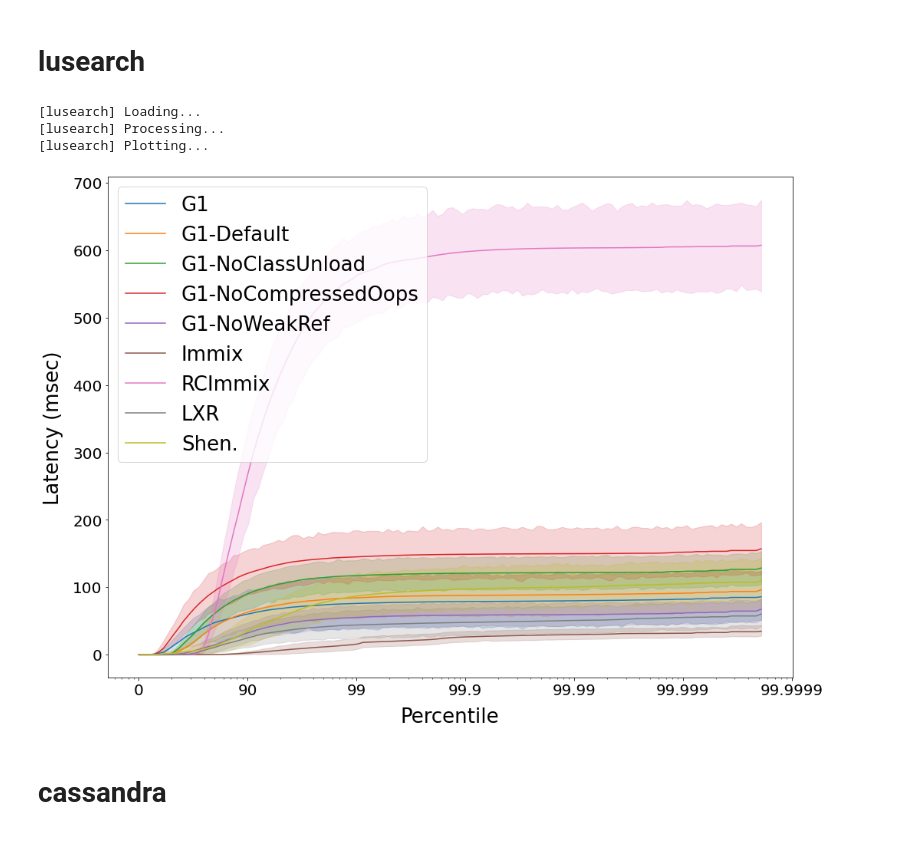
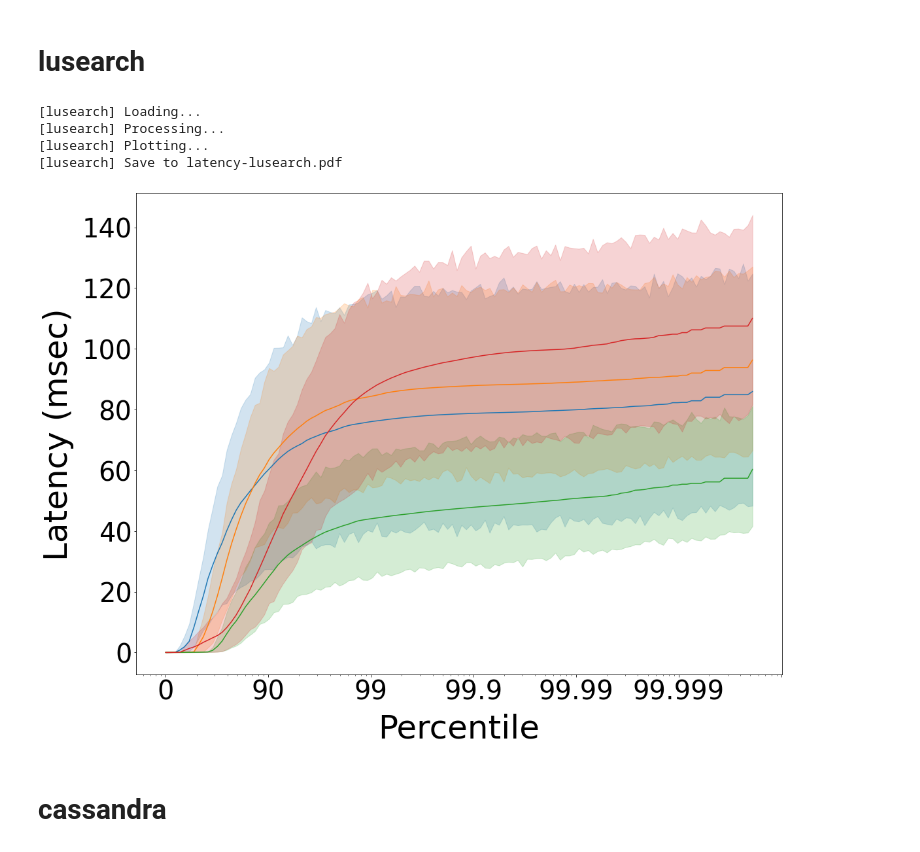
Before and after one commit to wenyuzhao/mmtk-dev, a Jupyter notebook: evaluation/configs/lxr-shepherd-latency/latency_dump.ipynb, the cells around one changed output. Drawn from its saved outputs; the diff is of its cells as text; code cells hidden in the pictures.

```diff
--- a/evaluation/configs/lxr-shepherd-latency/latency_dump.ipynb
+++ b/evaluation/configs/lxr-shepherd-latency/latency_dump.ipynb
@@ -31,30 +31,37 @@ HEAP = {
 DACAPO = 'dacapochopin-29a657f'
 
 
-# SAVE_FILE = 'pdf'
+SAVE_FILE = 'pdf'
 # SAVE_FILE = 'jpg'
-SAVE_FILE = None
+# SAVE_FILE = None
 
 
 DATA = {
-    'G1': '{runid}/{bench}.{hfac}.{heap}.jdk-lxr.g1.common.hs_perf.latency.{dacapo}',
+    'G1-Defeatured': '{runid}/{bench}.{hfac}.{heap}.jdk-lxr.g1.common.hs_perf.latency.{dacapo}',
     'G1-Default': '{runid}/{bench}.{hfac}.{heap}.jdk-lxr.g1_default.common.hs_perf.latency.{dacapo}',
-    'G1-NoClassUnload': '{runid}/{bench}.{hfac}.{heap}.jdk-lxr.g1_noclassunload.common.hs_perf.latency.{dacapo}',
-    'G1-NoCompressedOops': '{runid}/{bench}.{hfac}.{heap}.jdk-lxr.g1_nocompressoops.common.hs_perf.latency.{dacapo}',
-    'G1-NoWeakRef': '{runid}/{bench}.{hfac}.{heap}.jdk-lxr.g1_noweakref.common.hs_perf.latency.{dacapo}',
+    # 'G1-NoClassUnload': '{runid}/{bench}.{hfac}.{heap}.jdk-lxr.g1_noclassunload.common.hs_perf.latency.{dacapo}',
+    # 'G1-NoCompressedOops': '{runid}/{bench}.{hfac}.{heap}.jdk-lxr.g1_nocompressoops.common.hs_perf.latency.{dacapo}',
+    # 'G1-NoWeakRef': '{runid}/{bench}.{hfac}.{heap}.jdk-lxr.g1_noweakref.common.hs_perf.latency.{dacapo}',
 
-    'Immix': '{runid}/{bench}.{hfac}.{heap}.jdk-ix.ix.common.tph.latency.{dacapo}',
-    'RCImmix': '{runid}/{bench}.{hfac}.{heap}.jdk-rcix.ix.common.tph.latency.{dacapo}',
+    # 'Immix': '{runid}/{bench}.{hfac}.{heap}.jdk-ix.ix.common.tph.latency.{dacapo}',
+    # 'RCImmix': '{runid}/{bench}.{hfac}.{heap}.jdk-rcix.ix.common.tph.latency.{dacapo}',
     'LXR': '{runid}/{bench}.{hfac}.{heap}.jdk-lxr.ix.common.tph.nr-1.latency.{dacapo}',
 
     'Shen.': '{runid}/{bench}.{hfac}.{heap}.jdk-lxr.shenandoah.common.hs_perf.latency.{dacapo}',
     'ZGC': '{runid}/{bench}.{hfac}.{heap}.jdk-lxr.z.common.hs_perf.latency.{dacapo}',
 }
-MAX_INVOCATIONS = 40
+MAX_INVOCATIONS = 20
 MIN_LATENCY_USEC = 1
 MAX_LATENCY_USEC = 1000 * 1000 # 1 sec
 LATENCY_SIGNIFICANT_DIGITS = 5
+
+LABEL_FONT_SIZE = 50
+LEGEND_FONT_SIZE = 50
+TICK_FONT_SIZE = 40
 # %%
+import matplotlib.pyplot as plt
+# plt.rcParams["font.family"] = "cursive"
+
 def load_data(invocation: int, latency_type: LatencyType, folder: str):
     path = os.path.realpath(os.path.expanduser('{}.{}/dacapo-latency-usec-{}.csv'.format(folder, invocation, latency_type.value)))
     if not os.path.isfile(path):
@@ -67,7 +74,7 @@ def load_data(invocation: int, latency_type: LatencyType, folder: str):
         raise  e
     return df
 
-def load_data_and_plot(bench, data: Optional[Dict[str, Union[str, List[str]]]] = None, invocations = MAX_INVOCATIONS, save = SAVE_FILE, latency_type: LatencyType = LATENCY_TYPE):
+def load_data_and_plot(bench, data: Optional[Dict[str, Union[str, List[str]]]] = None, invocations = MAX_INVOCATIONS, save = SAVE_FILE, latency_type: LatencyType = LATENCY_TYPE, legend: Union[str, bool] = True):
     assert bench in HEAP
     print(f'[{bench}] Loading...')
     histograms = {}
@@ -114,13 +121,19 @@ def load_data_and_plot(bench, data: Optional[Dict[str, Union[str, List[str]]]] =
     sns.lineplot(data=percentile_df, x="other", y="value", hue="GC")
     # sns.lineplot(data=percentile_df, x="other", y="value", hue="GC")
     ax.set_xscale('log')
-    ax.set_xlabel('Percentile', fontsize=26, labelpad=12)
-    ax.set_ylabel('Latency (msec)', fontsize=26, labelpad=12)
+    ax.set_xlabel('Percentile', fontsize=LABEL_FONT_SIZE, labelpad=12)
+    ax.set_ylabel('Latency (msec)', fontsize=LABEL_FONT_SIZE, labelpad=12)
     ax.set_xticks([1, 10, 100, 1000, 10000, 100000, 1000000])
-    ax.set_xticklabels(['0', '90', '99', '99.9', '99.99', '99.999', '99.9999'], fontsize=20)
-    plt.yticks(fontsize=20)
+    ax.set_xticklabels(['0', '90', '99', '99.9', '99.99', '99.999', ''], fontsize=TICK_FONT_SIZE)
+    plt.yticks(fontsize=TICK_FONT_SIZE)
     ax.yaxis.set_major_formatter(mpl.ticker.FuncFormatter(lambda x, pos: f'{int(x / 1000)}'.format(x)))
-    plt.legend(fontsize=26)
+    if legend == False:
+        plt.legend([],[], frameon=False)
+    elif legend == True:
+        plt.legend(fontsize=LEGEND_FONT_SIZE)
+    else:
+        plt.legend(fontsize=LEGEND_FONT_SIZE, loc=legend)
+    plt.tight_layout()
 
     if save is not None:
         print(f'[{bench}] Save to latency-{bench}.{save}')
@@ -128,12 +141,13 @@ def load_data_and_plot(bench, data: Optional[Dict[str, Union[str, List[str]]]] =
 # %% [markdown]
 # lusearch
 # %%
-load_data_and_plot(bench = 'lusearch')
+load_data_and_plot(bench = 'lusearch', legend = False)
 # %% [output]
 [lusearch] Loading...
 [lusearch] Processing...
 [lusearch] Plotting...
+[lusearch] Save to latency-lusearch.pdf
-[figure, old version]
+[figure, new version]
 # %% [markdown]
 # cassandra
 # %%
```
Also changed, not shown: parts of 3 cells of this notebook, 25 other files.
